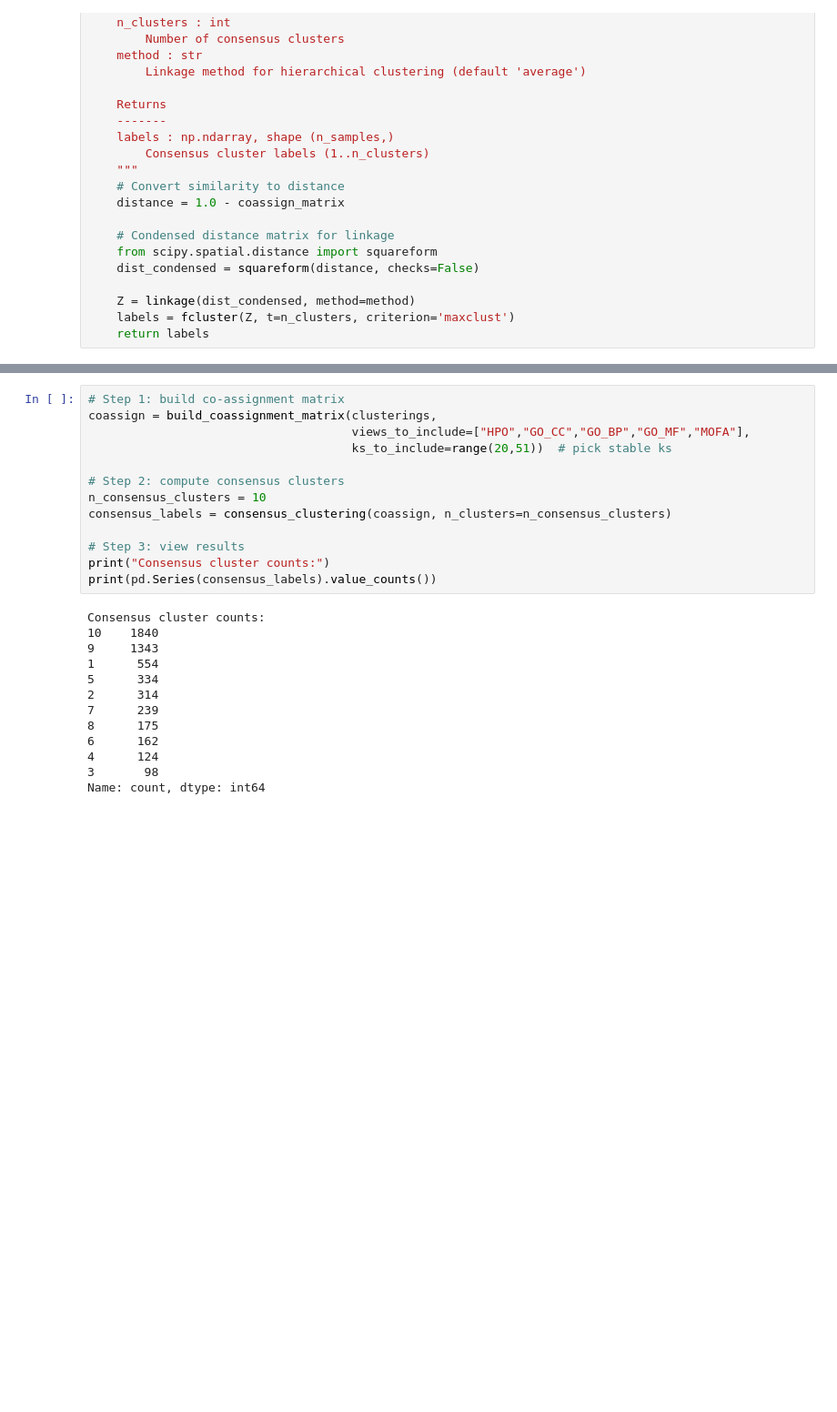
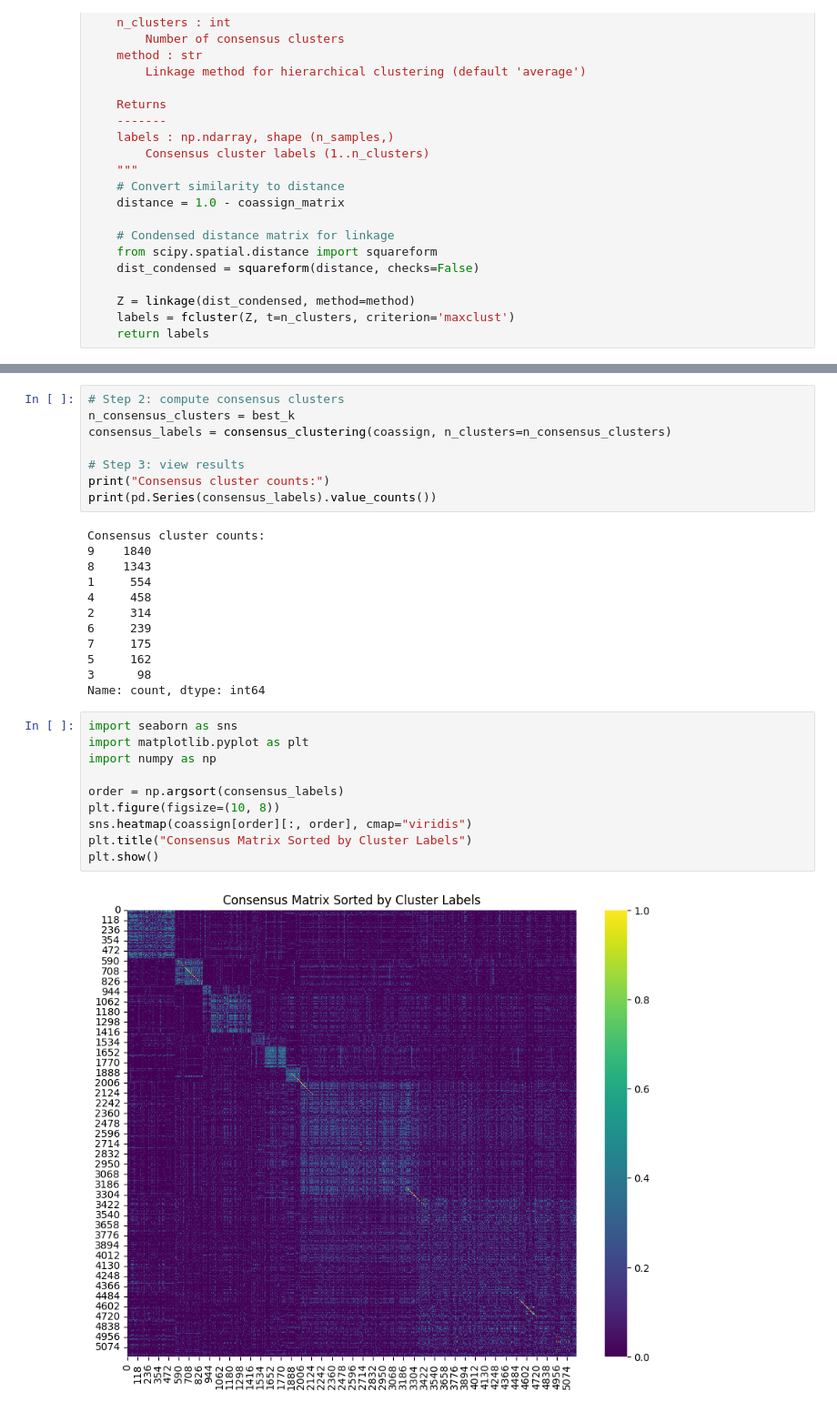
Before and after one commit to Filippo-Corti/ScientificVisualization, a Jupyter notebook: 02-data-integration/consensus_clustering.ipynb, the cells around one changed output, grey strips where cells are left out. Shown at 91% size. Cells and saved outputs as stored; diff of their text form; blank space fills up the shorter version.

```diff
--- a/02-data-integration/consensus_clustering.ipynb
+++ b/02-data-integration/consensus_clustering.ipynb
@@ -95,11 +192,6 @@ def consensus_clustering(coassign_matrix, n_clusters=10, method='average'):
 # %%
-# Step 1: build co-assignment matrix
-coassign = build_coassignment_matrix(clusterings,
-                                     views_to_include=["HPO","GO_CC","GO_BP","GO_MF","MOFA"],
-                                     ks_to_include=range(20,51))  # pick stable ks
-
 # Step 2: compute consensus clusters
-n_consensus_clusters = 10
+n_consensus_clusters = best_k
 consensus_labels = consensus_clustering(coassign, n_clusters=n_consensus_clusters)
 
 # Step 3: view results
@@ -107,14 +199,25 @@ print("Consensus cluster counts:")
 print(pd.Series(consensus_labels).value_counts())
 # %% [output]
 Consensus cluster counts:
-10    1840
-9     1343
-1      554
-5      334
-2      314
-7      239
-8      175
-6      162
-4      124
-3       98
+9    1840
+8    1343
+1     554
+4     458
+2     314
+6     239
+7     175
+5     162
+3      98
 Name: count, dtype: int64
+# %%
+import seaborn as sns
+import matplotlib.pyplot as plt
+import numpy as np
+
+order = np.argsort(consensus_labels)
+plt.figure(figsize=(10, 8))
+sns.heatmap(coassign[order][:, order], cmap="viridis")
+plt.title("Consensus Matrix Sorted by Cluster Labels")
+plt.show()
+# %% [output]
+[figure, added]
```
Also changed, not shown: parts of 7 cells of this notebook.
